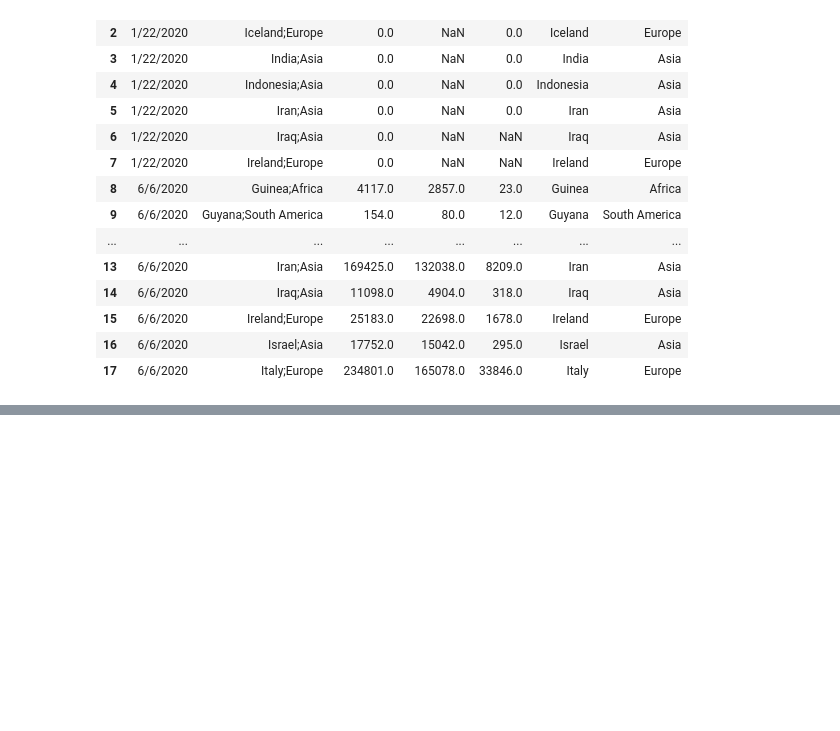
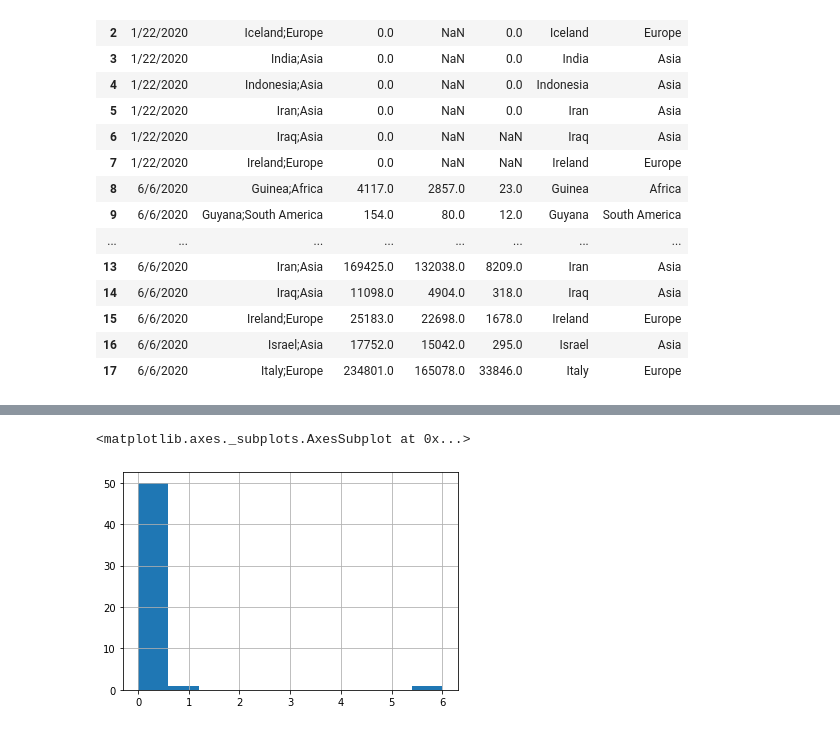
Before and after one commit to long945/DataAnalyze, a Jupyter notebook: HocSauLab02.ipynb, the cells around one changed output, grey strips where cells are left out. Cells and saved outputs as stored; diff of their text form; code cells hidden in the pictures; blank space fills up the shorter version.

```diff
--- a/HocSauLab02.ipynb
+++ b/HocSauLab02.ipynb
@@ -205,0 +333,5 @@ SyntaxError: ignored
+# %%
+Dataframe.loc[(Dataframe.GT=='M'),'DT'].hist()
+# %% [output]
+<matplotlib.axes._subplots.AxesSubplot at 0x...>
+[figure, added]
```
Also changed, not shown: parts of 31 cells of this notebook.
